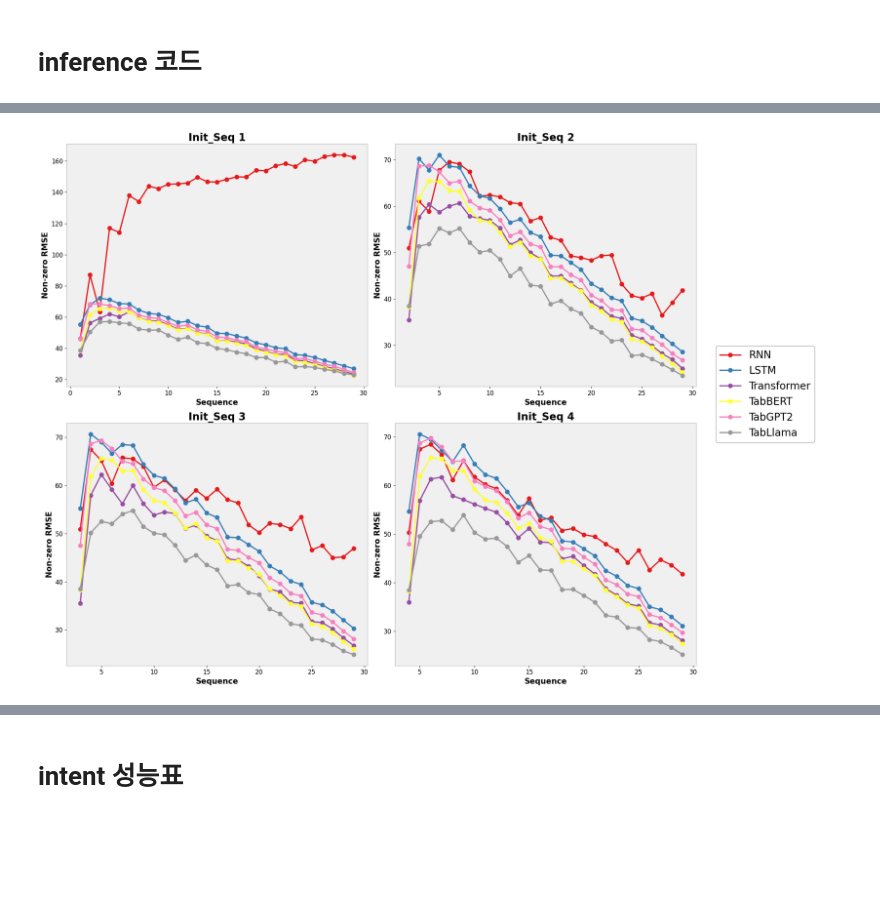
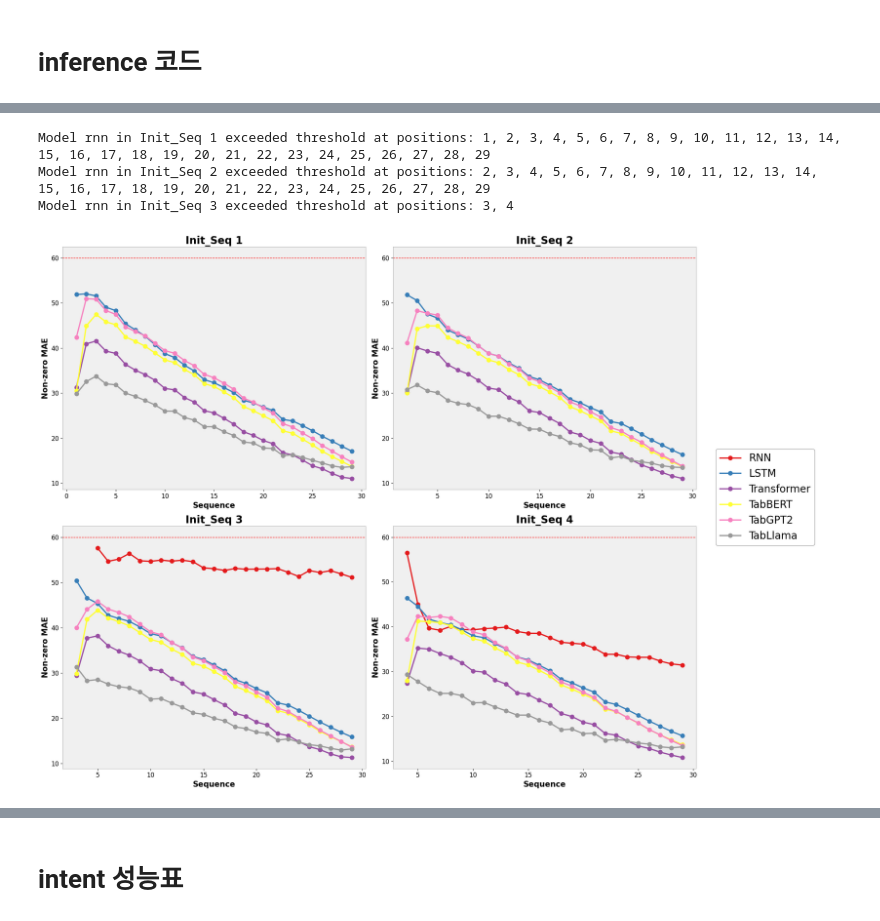
Before and after one commit to MLAI-Yonsei/TabLlama, a Jupyter notebook: src/plot.ipynb, the cells around one changed output, grey strips where cells are left out. Saved outputs shown, nothing was run; the diff lists cells and outputs as text; code cells hidden in the pictures; blank space fills up the shorter version.

```diff
--- a/src/plot.ipynb
+++ b/src/plot.ipynb
@@ -105,7 +65,7 @@ def compare_all_models_performance_by_position(df, init_seq, metric):
 import matplotlib.pyplot as plt
 import numpy as np
 
-def compare_all_models_performance_grid(df, metric):
+def compare_all_models_performance_grid(df, metric, threshold=float('inf')):
     fig, axs = plt.subplots(2, 2, figsize=(20, 16))
 
     models = ['rnn', 'lstm', 'vanillatf', 'tabbert', 'tabgpt2', 'tabllama']
@@ -122,40 +82,61 @@ def compare_all_models_performance_grid(df, metric):
             model_data = df_filtered[df_filtered['Model'] == model_name]
 
             if not model_data.empty:
                 model_data = model_data.sort_values('Position')
                 positions = model_data['Position'].values
                 values = model_data[metric].values
 
                 formatted_name = model_name.replace('tab', 'Tab').replace('lstm', 'LSTM').replace('vanillatf', 'Transformer').replace('gpt', 'GPT').replace('bert', 'BERT').replace('llama', 'Llama').replace('rnn', 'RNN')
-                ax.plot(positions, values, marker='o', markersize=8, linewidth=2.5, label=formatted_name, color=colors[model_idx])
+
+                # threshold를 기준으로 그릴 구간 찾기
+                draw_ranges = []
+                start = 0
+                for i, v in enumerate(values):
+                    if v > threshold and start is not None:
+                        draw_ranges.append((start, i))
+                        start = None
+                    elif v <= threshold and start is None:
+                        start = i
+                if start is not None:
+                    draw_ranges.append((start, len(values)))
+
+                # 각 구간 그리기
+                for start, end in draw_ranges:
+                    ax.plot(positions[start:end], values[start:end], marker='o', markersize=8, linewidth=2.5, label=formatted_name if start == 0 else "", color=colors[model_idx])
+
+                # threshold 초과 지점 출력
+                threshold_exceeded = [i for i, v in enumerate(values) if v > threshold]
+                if threshold_exceeded:
+                    print(f"Model {model_name} in Init_Seq {init_seq} exceeded threshold at positions: {', '.join(map(str, positions[threshold_exceeded]))}")
             else:
                 print(f"No data available for model: {model_name} in Init_Seq {init_seq}")
 
         ax.set_title(f'Init_Seq {init_seq}', fontsize=20, fontweight='bold')
         ax.set_xlabel('Sequence', fontsize=15, fontweight='bold')
         ax.set_ylabel(metric, fontsize=15, fontweight='bold')
         ax.tick_params(axis='both', which='major', labelsize=12)
 
-        # Remove grid
         ax.grid(False)
-
-        # Set background color to light gray
         ax.set_facecolor('#f0f0f0')
 
-        # Add a subtle frame
         for spine in ax.spines.values():
             spine.set_visible(True)
             spine.set_color('#888888')
             spine.set_linewidth(0.5)
 
-    # Add a single legend for all subplots
+        # 임계값 선 그리기
+        ax.axhline(y=threshold, color='r', linestyle='--', linewidth=1)
+
     handles, labels = axs[0, 0].get_legend_handles_labels()
     fig.legend(handles, labels, loc='center left', bbox_to_anchor=(0.91, 0.5), fontsize=20, frameon=True, facecolor='white', edgecolor='#888888')
 
-    plt.tight_layout(rect=[0, 0, 0.9, 0.95])  # Adjust layout to accommodate the legend
+    plt.tight_layout(rect=[0, 0, 0.9, 0.95])
     plt.show()
 
-# Example usage
-compare_all_models_performance_grid(df, 'Non-zero RMSE')
+# 사용 예시
+compare_all_models_performance_grid(df, 'Non-zero MAE', threshold=60)  # 임계값 60 설정
 # %% [output]
+Model rnn in Init_Seq 1 exceeded threshold at positions: 1, 2, 3, 4, 5, 6, 7, 8, 9, 10, 11, 12, 13, 14, 15, 16, 17, 18, 19, 20, 21, 22, 23, 24, 25, 26, 27, 28, 29
+Model rnn in Init_Seq 2 exceeded threshold at positions: 2, 3, 4, 5, 6, 7, 8, 9, 10, 11, 12, 13, 14, 15, 16, 17, 18, 19, 20, 21, 22, 23, 24, 25, 26, 27, 28, 29
+Model rnn in Init_Seq 3 exceeded threshold at positions: 3, 4
-[figure, old version]
+[figure, new version]
```
Also changed, not shown: parts of 3 cells of this notebook, 7 other files.
